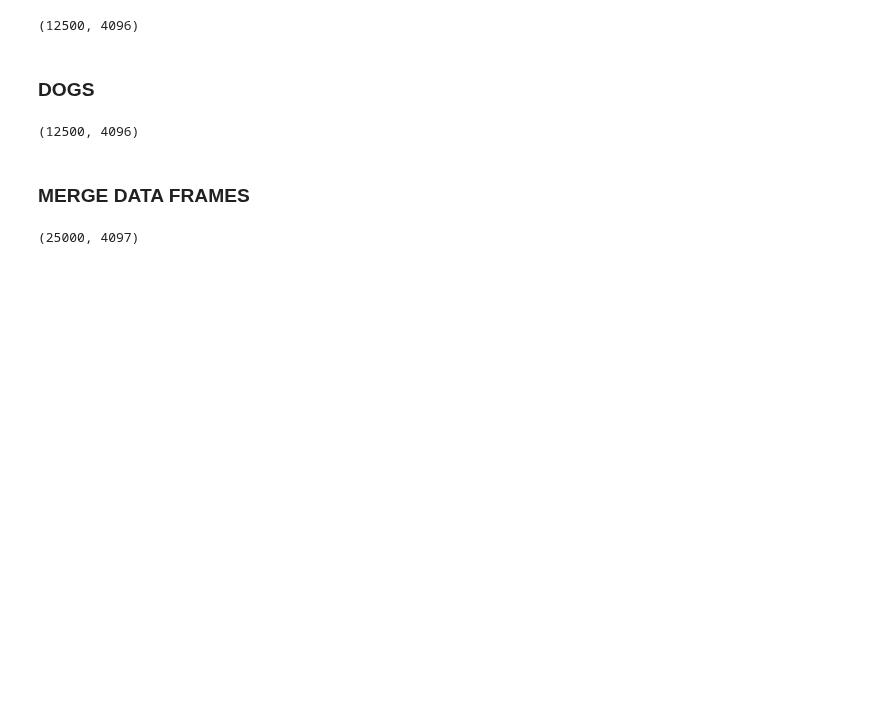
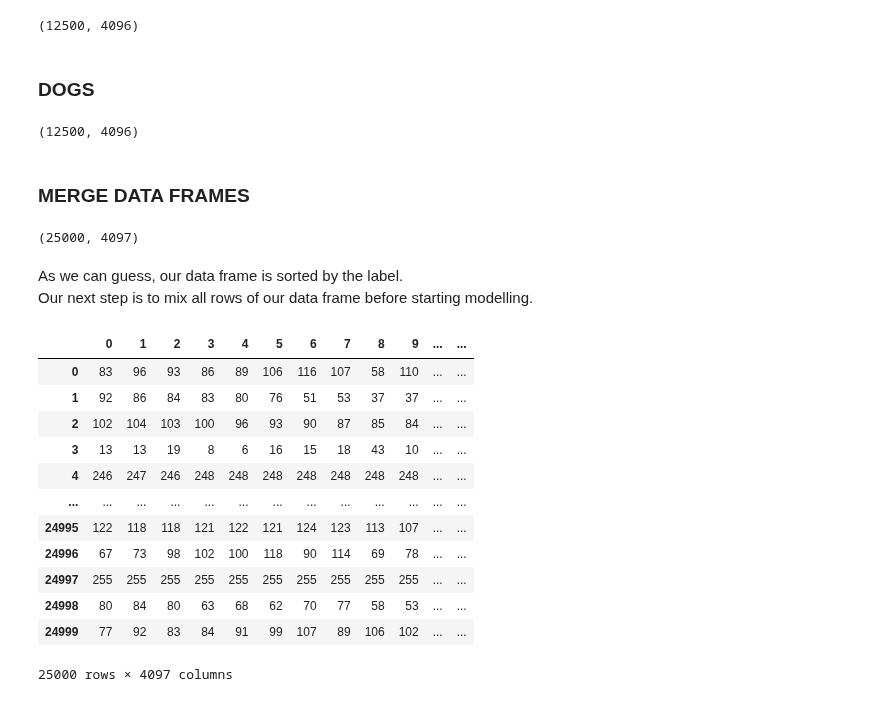
Before and after one commit to Esther-Bi/Data-Simulation-Semester-B-2021-Final-Project, a Jupyter notebook: Notebook 3 - dogsVScats.ipynb, the cells around one changed output. Saved outputs shown, nothing was run; the diff lists cells and outputs as text; code cells hidden in the pictures; blank space fills up the shorter version.

```diff
--- a/Notebook 3 - dogsVScats.ipynb
+++ b/Notebook 3 - dogsVScats.ipynb
@@ -86,3 +86,23 @@ df = pd.concat([cat_df, dog_df])
 df.shape
 # %% [output]
 (25000, 4097)
+# %% [markdown]
+As we can guess, our data frame is sorted by the label.<br>
+Our next step is to mix all rows of our data frame before starting modelling.
+# %%
+df = df.sample(frac=1).reset_index(drop=True)
+df
+# %% [output]
+|  | 0 | 1 | 2 | 3 | 4 | 5 | 6 | 7 | 8 | 9 | ... | ... |
+| 0 | 83 | 96 | 93 | 86 | 89 | 106 | 116 | 107 | 58 | 110 | ... | ... |
+| 1 | 92 | 86 | 84 | 83 | 80 | 76 | 51 | 53 | 37 | 37 | ... | ... |
+| 2 | 102 | 104 | 103 | 100 | 96 | 93 | 90 | 87 | 85 | 84 | ... | ... |
+| 3 | 13 | 13 | 19 | 8 | 6 | 16 | 15 | 18 | 43 | 10 | ... | ... |
+| 4 | 246 | 247 | 246 | 248 | 248 | 248 | 248 | 248 | 248 | 248 | ... | ... |
+| ... | ... | ... | ... | ... | ... | ... | ... | ... | ... | ... | ... | ... |
+| 24995 | 122 | 118 | 118 | 121 | 122 | 121 | 124 | 123 | 113 | 107 | ... | ... |
+| 24996 | 67 | 73 | 98 | 102 | 100 | 118 | 90 | 114 | 69 | 78 | ... | ... |
+| 24997 | 255 | 255 | 255 | 255 | 255 | 255 | 255 | 255 | 255 | 255 | ... | ... |
+| 24998 | 80 | 84 | 80 | 63 | 68 | 62 | 70 | 77 | 58 | 53 | ... | ... |
+| 24999 | 77 | 92 | 83 | 84 | 91 | 99 | 107 | 89 | 106 | 102 | ... | ... |
+25000 rows × 4097 columns
```
